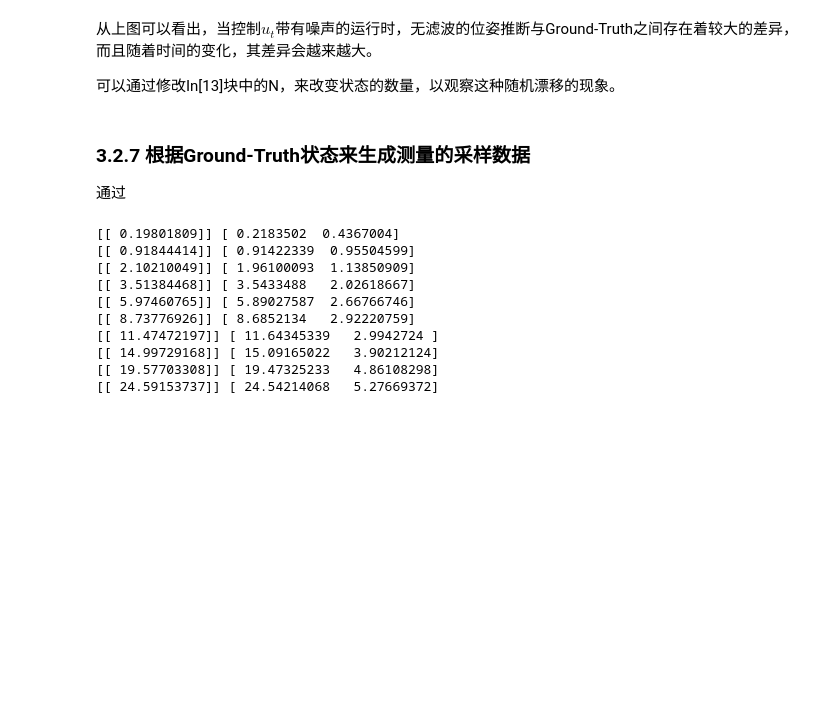
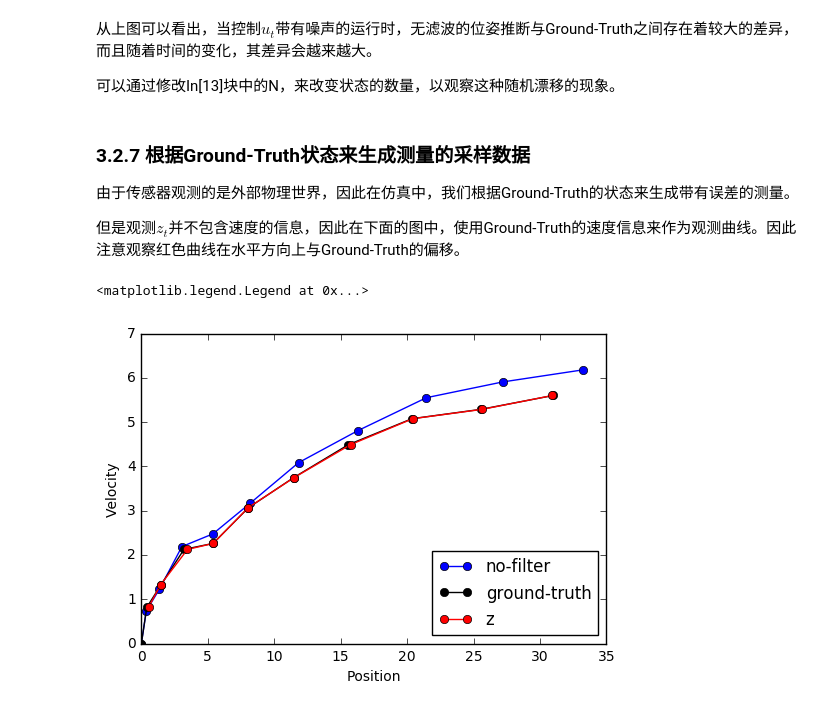
Before and after one commit to liuii/ProbRobotics, a Jupyter notebook: notebooks/01LinearGaussianFileters/KalmanFilter.ipynb, the cells around one changed output. Drawn from its saved outputs; the diff is of its cells as text; code cells hidden in the pictures; blank space fills up the shorter version.

```diff
--- a/notebooks/01LinearGaussianFileters/KalmanFilter.ipynb
+++ b/notebooks/01LinearGaussianFileters/KalmanFilter.ipynb
@@ -303,22 +305,21 @@ plt.legend(loc='upper left')
 # %% [markdown]
 ### 3.2.7 根据Ground-Truth状态来生成测量的采样数据
 
-通过
+由于传感器观测的是外部物理世界，因此在仿真中，我们根据Ground-Truth的状态来生成带有误差的测量。
+
+但是观测$z_t$并不包含速度的信息，因此在下面的图中，使用Ground-Truth的速度信息来作为观测曲线。因此注意观察红色曲线在水平方向上与Ground-Truth的偏移。
-# %%
-Z = []
-for x in X_ground_truth[1:]:
-    Z.append(sample_measurement(x, sigma=0.1))
-
-for z,x in zip(Z, X_ground_truth[1:]):
-    print(z,x)
-# %% [output]
-[[ 0.19801809]] [ 0.2183502  0.4367004]
-[[ 0.91844414]] [ 0.91422339  0.95504599]
-[[ 2.10210049]] [ 1.96100093  1.13850909]
-[[ 3.51384468]] [ 3.5433488   2.02618667]
-[[ 5.97460765]] [ 5.89027587  2.66766746]
-[[ 8.73776926]] [ 8.6852134   2.92220759]
-[[ 11.47472197]] [ 11.64345339   2.9942724 ]
-[[ 14.99729168]] [ 15.09165022   3.90212124]
-[[ 19.57703308]] [ 19.47325233   4.86108298]
-[[ 24.59153737]] [ 24.54214068   5.27669372]
+# %%
+Z = []
+for x in X_ground_truth[1:]:
+    Z.append(sample_measurement(x, sigma=0.1))
+
+fig, ax = plt.subplots()
+ax.plot(X_no_filter[:, 0], X_no_filter[:,1], c='b', marker='o', label='no-filter')
+ax.plot(X_ground_truth[:,0], X_ground_truth[:,1], c='k', marker='o', label='ground-truth')
+ax.plot(np.squeeze(Z), X_ground_truth[1:,1], c='r', marker='o', label='z')
+ax.set_xlabel('Position')
+ax.set_ylabel('Velocity')
+ax.legend(loc='lower right')
+# %% [output]
+<matplotlib.legend.Legend at 0x...>
+[figure, added]
```
Also changed, not shown: parts of 13 cells of this notebook.
